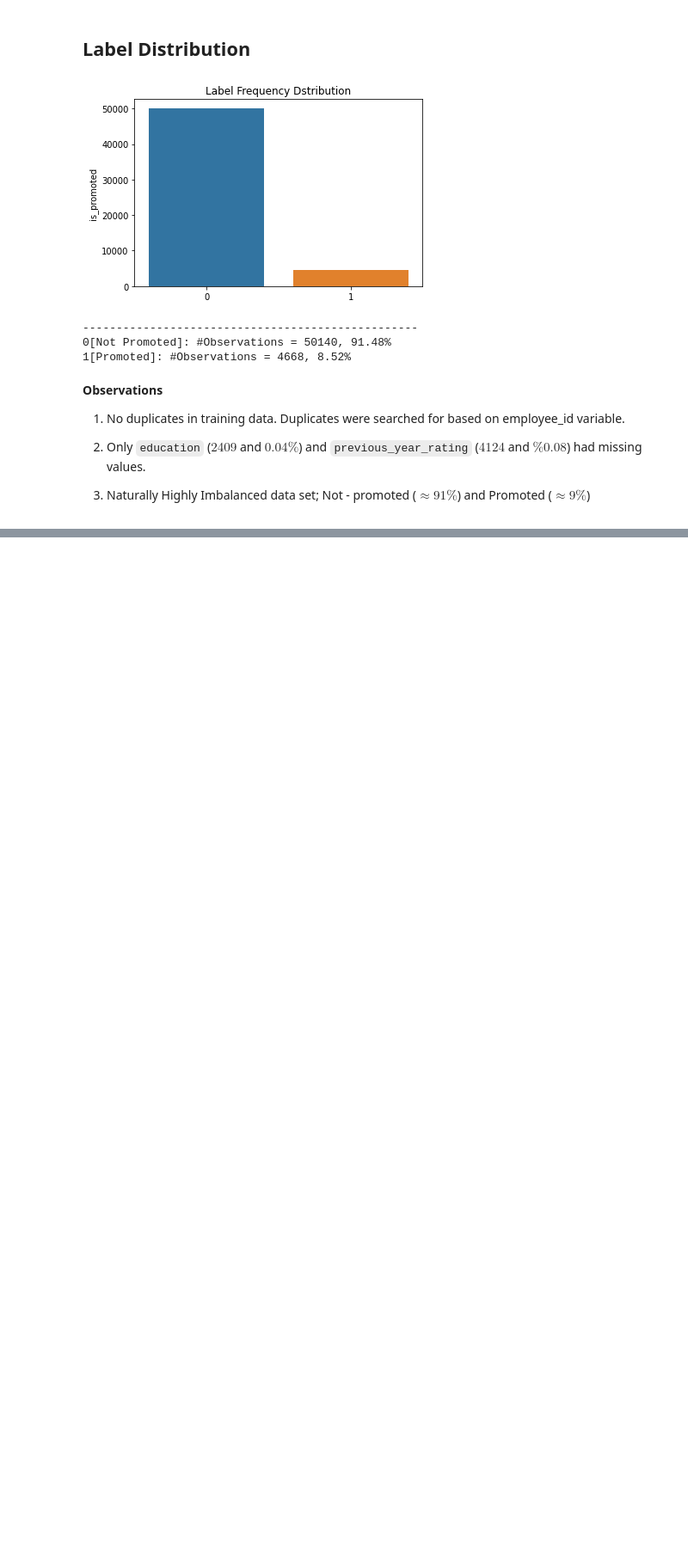
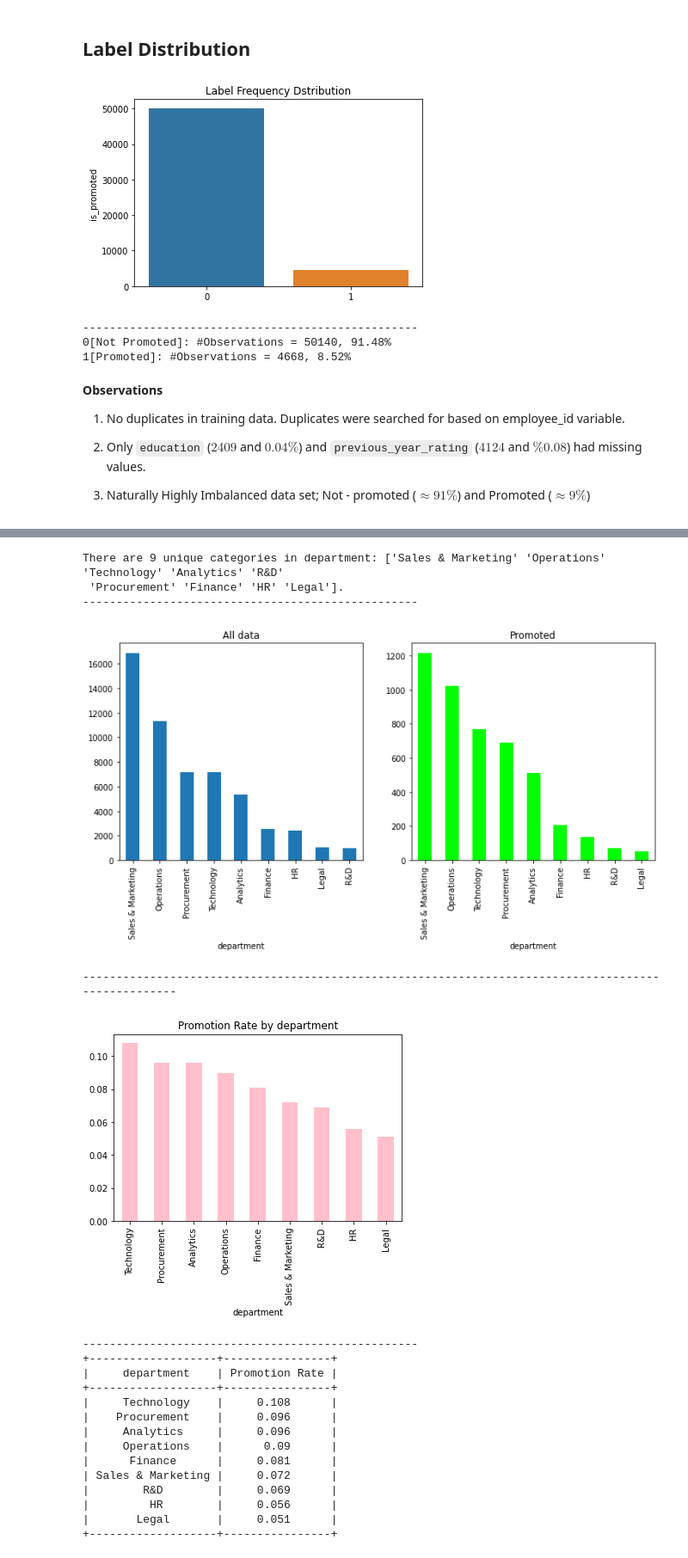
Before and after one commit to gunnerVivek/Employee-Promotion, a Jupyter notebook: 1-Analysis.ipynb, the cells around one changed output, grey strips where cells are left out. Shown: that part at 86% size. Drawn from its saved outputs; the diff is of its cells as text; code cells hidden in the pictures; blank space fills up the shorter version.

Commit message:
notebook: Add code EDA of department variable

```diff
--- a/1-Analysis.ipynb
+++ b/1-Analysis.ipynb
@@ -300,0 +303,23 @@ for index in train_data.is_promoted.value_counts().index:
+# %%
+EDA_categorical('department')
+# %% [output]
+There are 9 unique categories in department: ['Sales & Marketing' 'Operations' 'Technology' 'Analytics' 'R&D'
+ 'Procurement' 'Finance' 'HR' 'Legal'].
+--------------------------------------------------
+[figure, added]
+----------------------------------------------------------------------------------------------------
+[figure, added]
+--------------------------------------------------
++-------------------+----------------+
+|     department    | Promotion Rate |
++-------------------+----------------+
+|     Technology    |     0.108      |
+|    Procurement    |     0.096      |
+|     Analytics     |     0.096      |
+|     Operations    |      0.09      |
+|      Finance      |     0.081      |
+| Sales & Marketing |     0.072      |
+|        R&D        |     0.069      |
+|         HR        |     0.056      |
+|       Legal       |     0.051      |
++-------------------+----------------+
```
Also changed, not shown: parts of 2 cells of this notebook.
